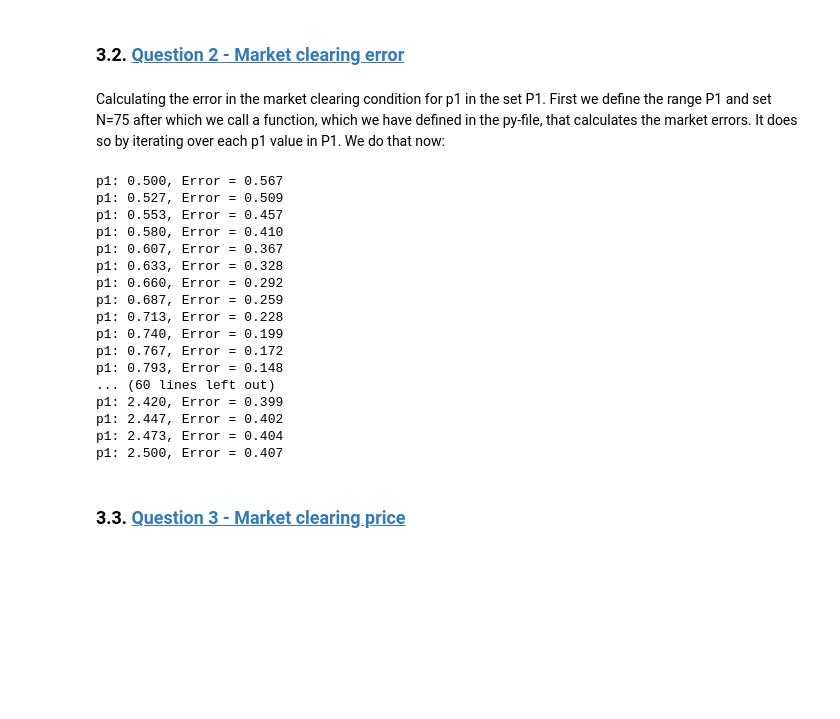
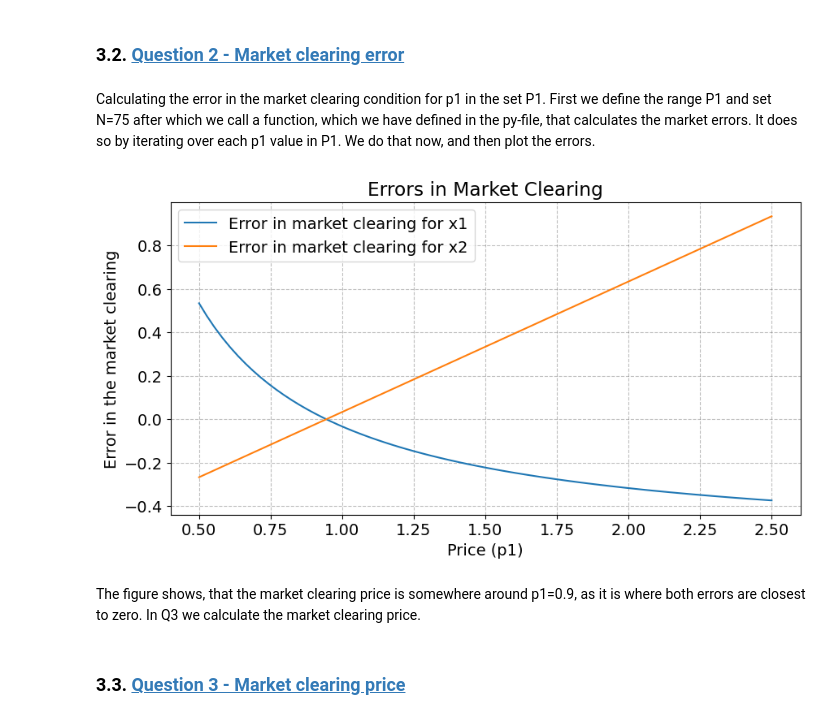
Before and after one commit to NumEconCopenhagen/projects-2024-econtechvets, a Jupyter notebook: inauguralproject/inauguralproject copy.ipynb, the cells around one changed output. Cells and saved outputs as stored; diff of their text form; code cells hidden in the pictures; blank space fills up the shorter version.

```diff
--- a/inauguralproject/inauguralproject copy.ipynb
+++ b/inauguralproject/inauguralproject copy.ipynb
@@ -77,36 +81,29 @@ The consumers initial endowment sets are defined by the grey point in the bottom
 ### 3.2. <a id='toc3_2_'></a>[Question 2 - Market clearing error](#toc0_)
 # %% [markdown]
 Calculating the error in the market clearing condition for p1 in the set P1.
-First we define the range P1 and set N=75 after which we call a function, which we have defined in the py-file, that calculates the market errors. It does so by iterating over each p1 value in P1. We do that now:
+First we define the range P1 and set N=75 after which we call a function, which we have defined in the py-file, that calculates the market errors. It does so by iterating over each p1 value in P1. We do that now, and then plot the errors.
-# %%
-# Define the set P1
-N = 75
-P1 = [0.5 + 2 * i / N for i in range(N + 1)]
-
-# Calculate market clearing errors using the class method
-errors = model.calculate_market_clearing_errors(P1)
-
-# Print errors for each p1
-for p1, error in zip(P1, errors):
-    print(f"p1: {p1:.3f}, Error = {error:.3f}")
-# %% [output]
-p1: 0.500, Error = 0.567
-p1: 0.527, Error = 0.509
-p1: 0.553, Error = 0.457
-p1: 0.580, Error = 0.410
-p1: 0.607, Error = 0.367
-p1: 0.633, Error = 0.328
-p1: 0.660, Error = 0.292
-p1: 0.687, Error = 0.259
-p1: 0.713, Error = 0.228
-p1: 0.740, Error = 0.199
-p1: 0.767, Error = 0.172
-p1: 0.793, Error = 0.148
-... (60 lines left out)
-p1: 2.420, Error = 0.399
-p1: 2.447, Error = 0.402
-p1: 2.473, Error = 0.404
-p1: 2.500, Error = 0.407
+# %%
+# Calculate P1
+P1 = np.linspace(0.5, 2.5, num=75)
+
+# Calculate errors using the new method
+error_1, error_2 = model.calculate_market_clearing_errors(P1)
+
+# Plotting errors
+plt.figure(figsize=(10, 5))
+plt.plot(P1, error_1, label='Error in market clearing for x1')
+plt.plot(P1, error_2, label='Error in market clearing for x2')
+plt.xlabel('Price (p1)')
+plt.ylabel('Error in the market clearing')
+plt.title('Errors in Market Clearing')
+plt.grid(True)
+plt.legend()
+# Show plot
+plt.show()
+# %% [output]
+[figure, added]
+# %% [markdown]
+The figure shows, that the market clearing price is somewhere around p1=0.9, as it is where both errors are closest to zero. In Q3 we calculate the market clearing price.
 # %% [markdown]
 ### 3.3. <a id='toc3_3_'></a>[Question 3 - Market clearing price](#toc0_)
 # %% [markdown]
```
Also changed, not shown: parts of 17 cells of this notebook, 2 other files.
